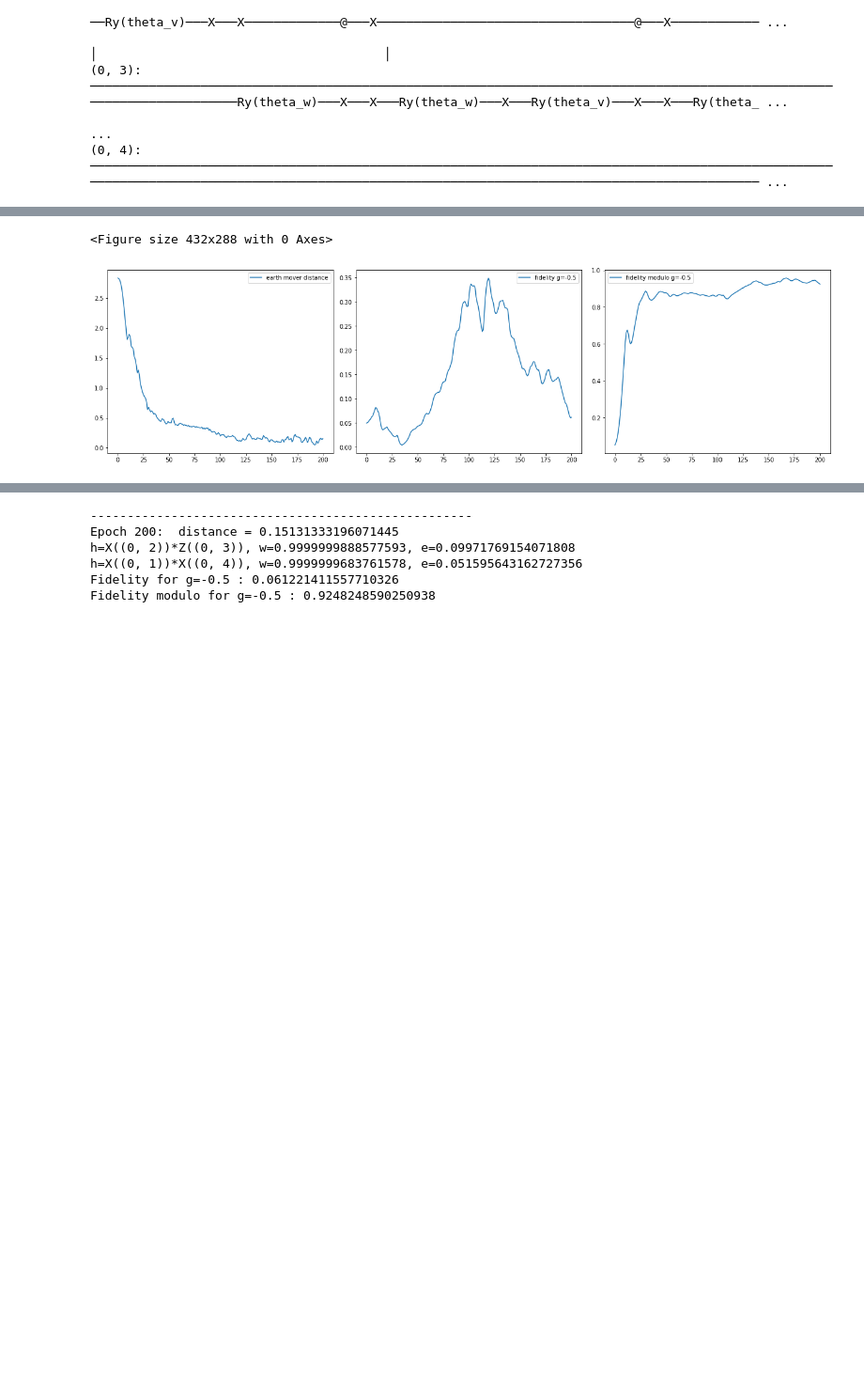
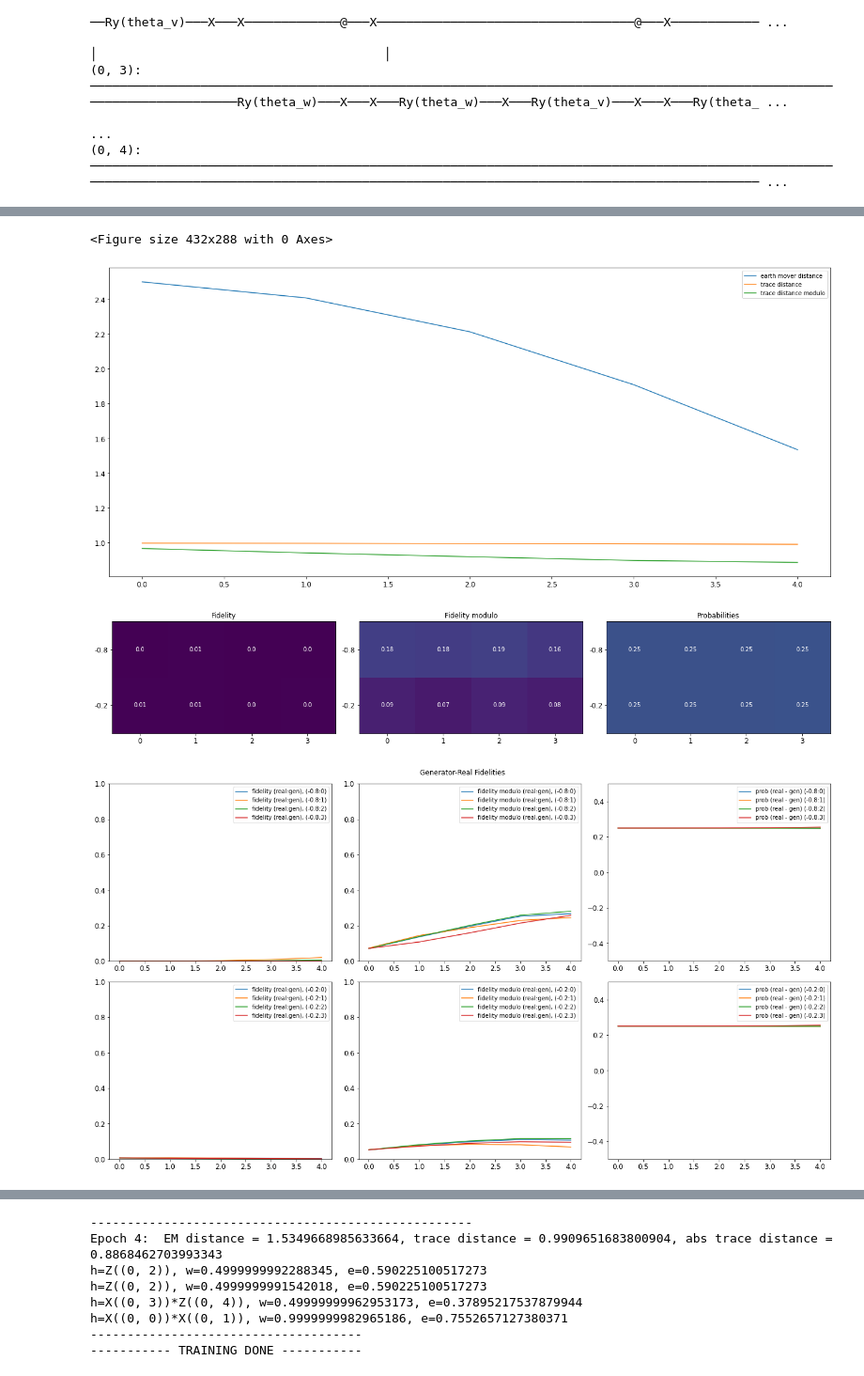
Before and after one commit to WiktorJ/quantum-gans, a Jupyter notebook: QuWGAN.ipynb, the cells around one changed output, grey strips where cells are left out. Shown at 94% size. Cells and saved outputs as stored; diff of their text form; code cells hidden in the pictures; blank space fills up the shorter version.

Commit message:
Fully working EM distance GAN

```diff
--- a/QuWGAN.ipynb
+++ b/QuWGAN.ipynb
@@ -84,8 +87,8 @@ GENERATOR
 # %%
-g_values = [-0.5]
+g_values = [-0.8, -0.2]
 real_values_provider = get_g_parameters_provider()
 # %%
-opt = tf.keras.optimizers.Adam(0.01, beta_1=0.9, beta_2=0.98,
+opt = tf.keras.optimizers.Adam(0.1, beta_1=0.9, beta_2=0.98,
                                      epsilon=1e-9)
 # %%
 trainer = Trainer(real,
@@ -94,8 +97,9 @@ trainer = Trainer(real,
                   gs,
                   g_values,
                   real_values_provider,
+                  rank=rank,
                   use_neptune=use_neptune)
 # %%
-epochs = 300
-gen_iteration = 2
-snapshot_interval_epochs = 100
+epochs = 5
+gen_iteration = 1
+snapshot_interval_epochs = 2
@@ -102,5 +128,7 @@ snapshot_interval_epochs = 100
 # %%
-trainer.train(opt, epochs, gen_iteration, snapshot_interval_epochs, plot=True)
+json_result = trainer.train(opt, epochs, gen_iteration, snapshot_interval_epochs, plot=True)
 # %% [output]
 <Figure size 432x288 with 0 Axes>
-[figure, old version]
+[figure, new version]
+[figure, added]
+[figure, added]
@@ -107,9 +136,11 @@ trainer.train(opt, epochs, gen_iteration, snapshot_interval_epochs, plot=True)
 ----------------------------------------------------
-Epoch 200:  distance = 0.15131333196071445
-h=X((0, 2))*Z((0, 3)), w=0.9999999888577593, e=0.09971769154071808
-h=X((0, 1))*X((0, 4)), w=0.9999999683761578, e=0.051595643162727356
-Fidelity for g=-0.5 : 0.061221411557710326
-Fidelity modulo for g=-0.5 : 0.9248248590250938
+Epoch 4:  EM distance = 1.5349668985633664, trace distance = 0.9909651683800904, abs trace distance = 0.8868462703993343
+h=Z((0, 2)), w=0.4999999992288345, e=0.590225100517273
+h=Z((0, 2)), w=0.4999999991542018, e=0.590225100517273
+h=X((0, 3))*Z((0, 4)), w=0.49999999962953173, e=0.37895217537879944
+h=X((0, 0))*X((0, 1)), w=0.9999999982965186, e=0.7552657127380371
+-------------------------------------
+----------- TRAINING DONE -----------
 # %%
 def get_states_and_fidelty_for_real(gen_evaluator,
                                     real_evaluator,
```
Also changed, not shown: parts of 21 cells of this notebook, 8 other files.
